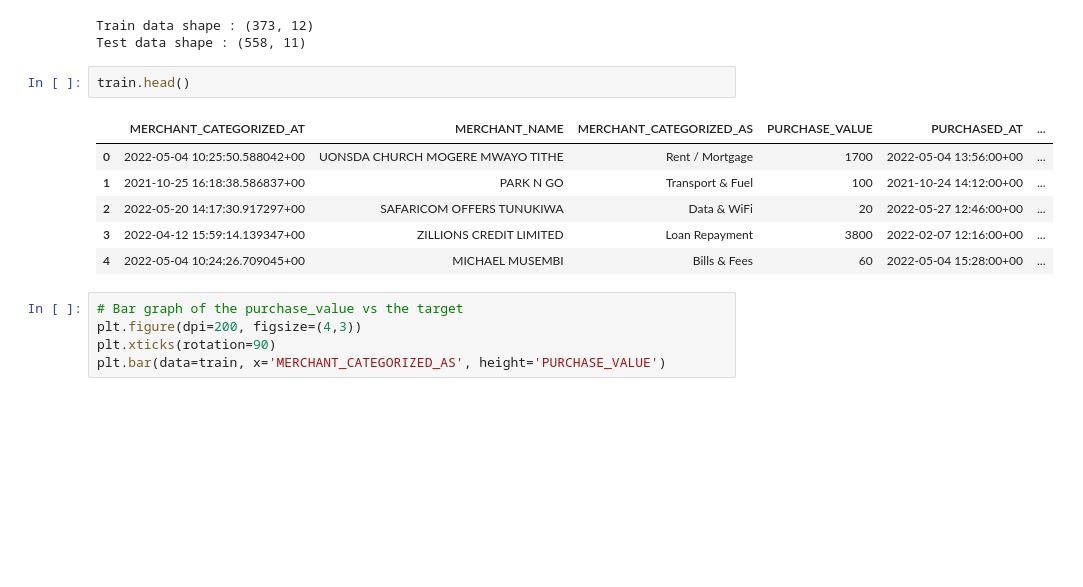
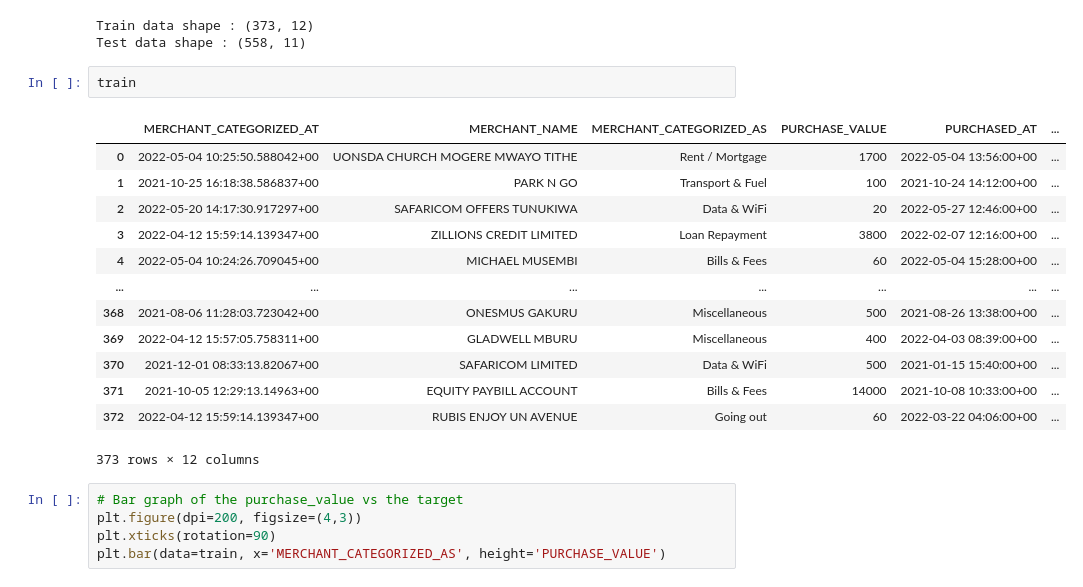
Before and after one commit to The-DigitalAcademy/Zweli-alvin_classification_challenge, a Jupyter notebook: purchase_analysis.ipynb, the cells around one changed output. Drawn from its saved outputs; the diff is of its cells as text; blank space fills up the shorter version.

```diff
--- a/purchase_analysis.ipynb
+++ b/purchase_analysis.ipynb
@@ -29,14 +30,21 @@ print('Test data shape :', test.shape)
 Train data shape : (373, 12)
 Test data shape : (558, 11)
 # %%
-train.head()
+train
 # %% [output]
 |  | MERCHANT_CATEGORIZED_AT | MERCHANT_NAME | MERCHANT_CATEGORIZED_AS | PURCHASE_VALUE | PURCHASED_AT | ... |
 | 0 | 2022-05-04 10:25:50.588042+00 | UONSDA CHURCH MOGERE MWAYO TITHE | Rent / Mortgage | 1700 | 2022-05-04 13:56:00+00 | ... |
 | 1 | 2021-10-25 16:18:38.586837+00 | PARK N GO | Transport & Fuel | 100 | 2021-10-24 14:12:00+00 | ... |
 | 2 | 2022-05-20 14:17:30.917297+00 | SAFARICOM OFFERS TUNUKIWA | Data & WiFi | 20 | 2022-05-27 12:46:00+00 | ... |
 | 3 | 2022-04-12 15:59:14.139347+00 | ZILLIONS CREDIT LIMITED | Loan Repayment | 3800 | 2022-02-07 12:16:00+00 | ... |
 | 4 | 2022-05-04 10:24:26.709045+00 | MICHAEL MUSEMBI | Bills & Fees | 60 | 2022-05-04 15:28:00+00 | ... |
+| ... | ... | ... | ... | ... | ... | ... |
+| 368 | 2021-08-06 11:28:03.723042+00 | ONESMUS GAKURU | Miscellaneous | 500 | 2021-08-26 13:38:00+00 | ... |
+| 369 | 2022-04-12 15:57:05.758311+00 | GLADWELL MBURU | Miscellaneous | 400 | 2022-04-03 08:39:00+00 | ... |
+| 370 | 2021-12-01 08:33:13.82067+00 | SAFARICOM LIMITED | Data & WiFi | 500 | 2021-01-15 15:40:00+00 | ... |
+| 371 | 2021-10-05 12:29:13.14963+00 | EQUITY PAYBILL ACCOUNT | Bills & Fees | 14000 | 2021-10-08 10:33:00+00 | ... |
+| 372 | 2022-04-12 15:59:14.139347+00 | RUBIS ENJOY UN AVENUE | Going out | 60 | 2022-03-22 04:06:00+00 | ... |
+373 rows × 12 columns
 # %%
 # Bar graph of the purchase_value vs the target
 plt.figure(dpi=200, figsize=(4,3))
```
Also changed, not shown: parts of 11 cells of this notebook.
